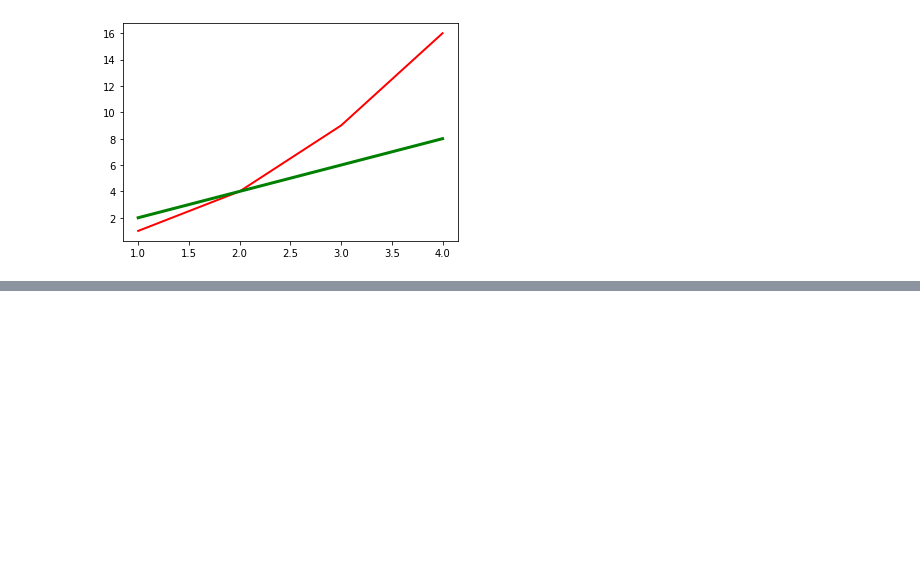
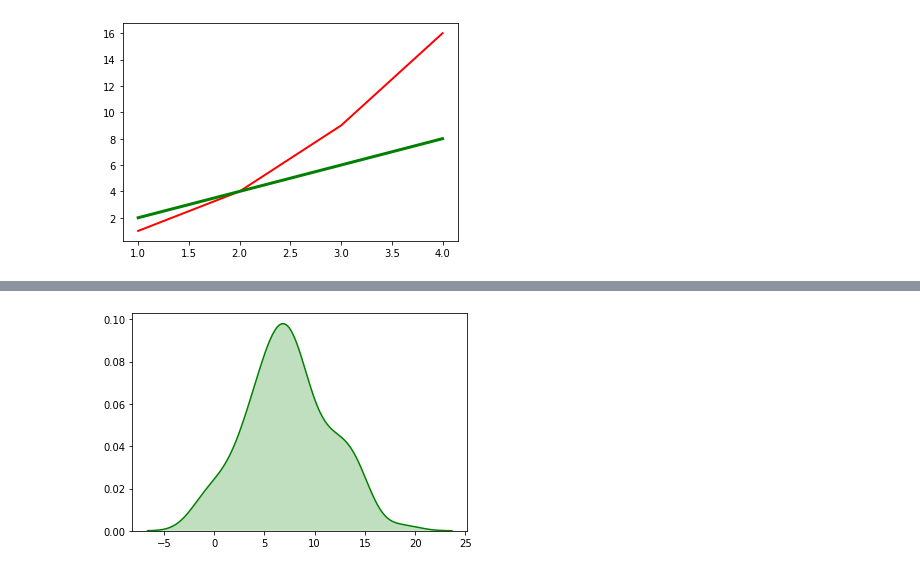
Before and after one commit to Alumasa/AWS-Machine-Learning, a Jupyter notebook: Multiple plots.ipynb, the cells around one changed output, grey strips where cells are left out. Saved outputs shown, nothing was run; the diff lists cells and outputs as text; code cells hidden in the pictures; blank space fills up the shorter version.

```diff
--- a/Multiple plots.ipynb
+++ b/Multiple plots.ipynb
@@ -90,0 +123,6 @@ plt.show()
+# %%
+#filled kernel density estimate
+sns.distplot(shoes_size, hist=False, color='g', kde_kws={'shade': True})
+plt.show()
+# %% [output]
+[figure, added]
```
Also changed, not shown: parts of 5 cells of this notebook.
